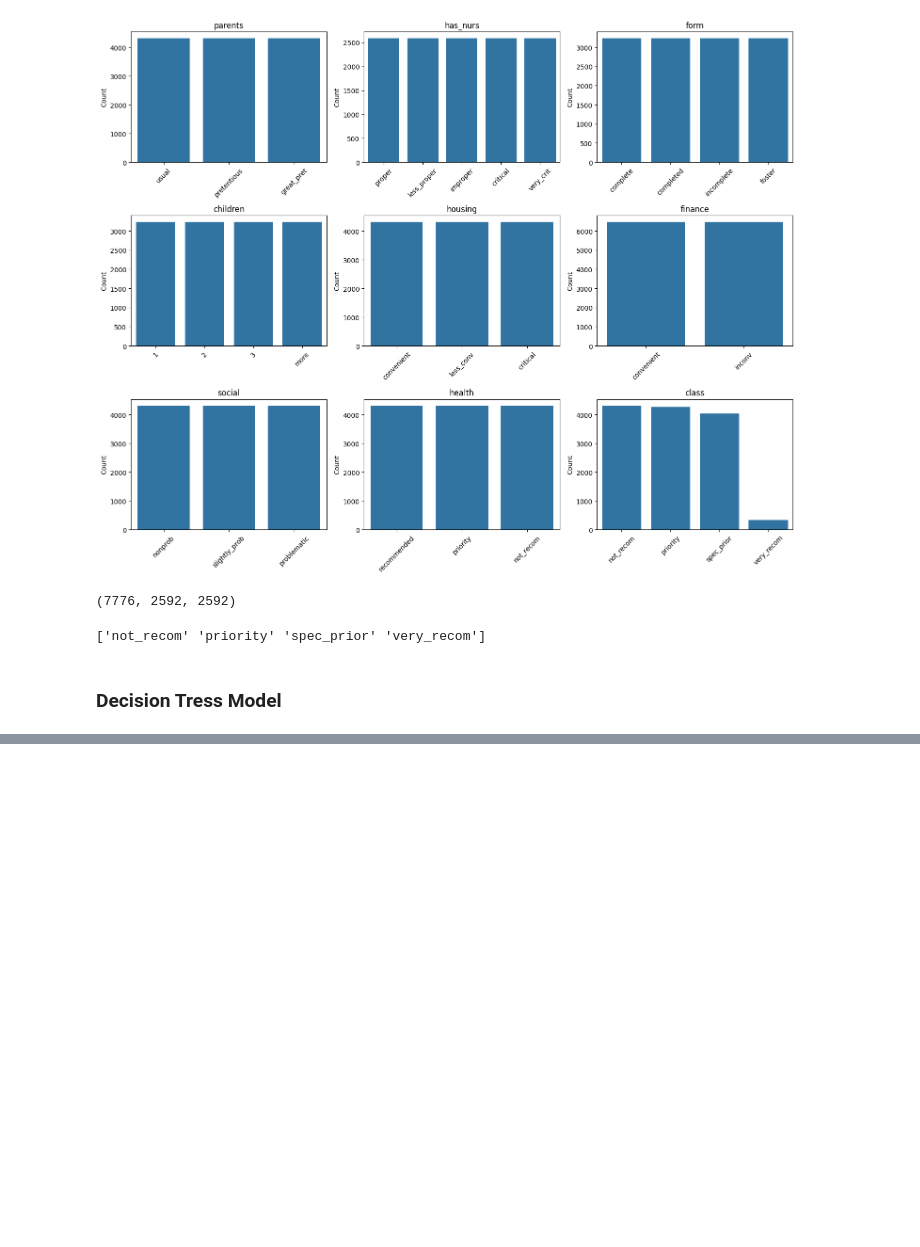
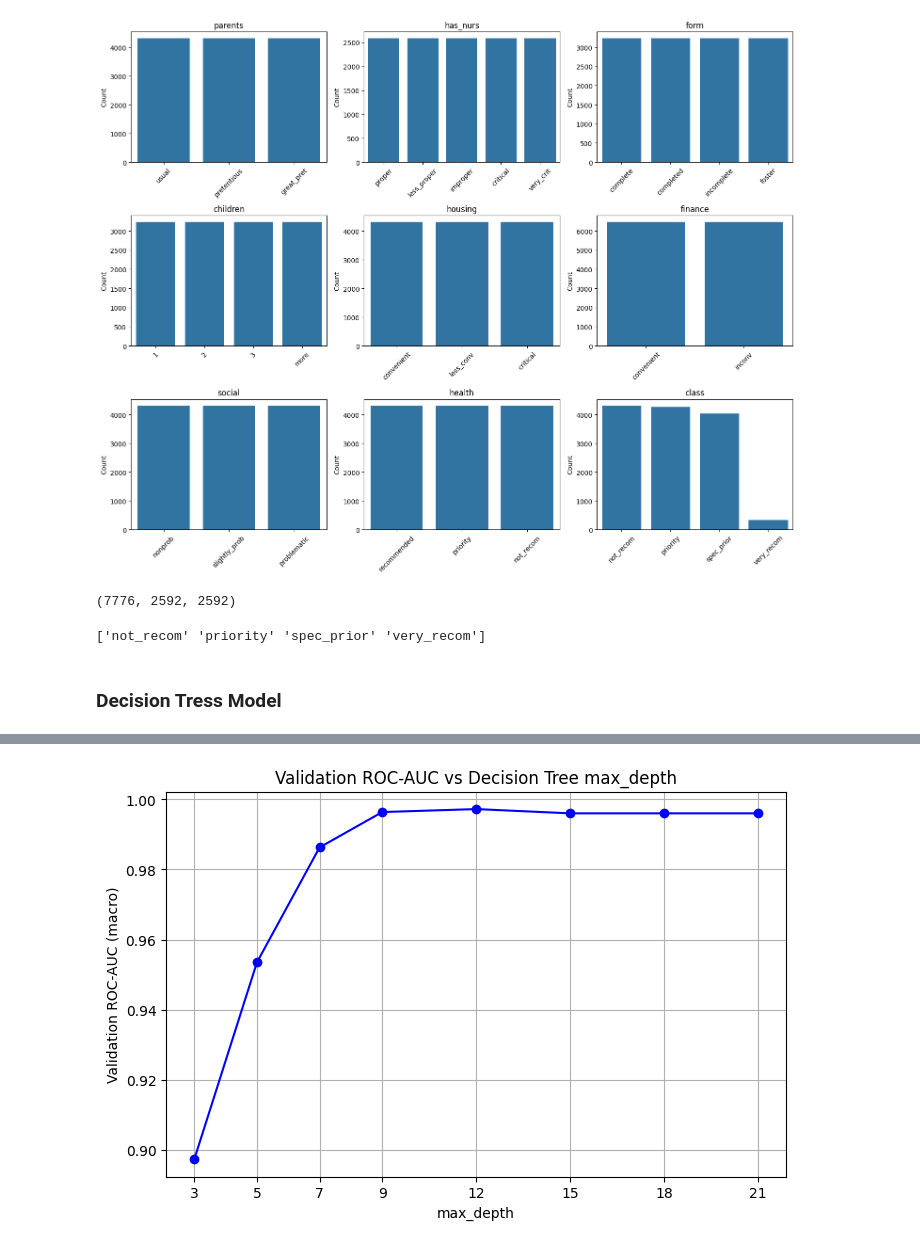
Before and after one commit to rajibulislam1/DataTalksClub, a Jupyter notebook: 2025/Midterm/dtr.ipynb, the cells around one changed output, grey strips where cells are left out. Saved outputs shown, nothing was run; the diff lists cells and outputs as text; code cells hidden in the pictures; blank space fills up the shorter version.

```diff
--- a/2025/Midterm/dtr.ipynb
+++ b/2025/Midterm/dtr.ipynb
@@ -202,6 +202,6 @@ X_train = dv.fit_transform(df_train_f.to_dict(orient='records'))
 X_val = dv.transform(df_val_f.to_dict(orient='records'))
 X_test = dv.transform(df_test_f.to_dict(orient='records'))
 # %%
-dt = DecisionTreeClassifier()
+dt = DecisionTreeClassifier(max_depth=1)
 dt.fit(X_train, y_train)
 # %% [output]
@@ -218,0 +238,15 @@ ROC-AUC score: 0.9971196737362298
+# %%
+depths = [3, 5, 7, 9, 12, 15, 18, 21]
+roc_auc_scores = []
+
+for d in depths:
+    dt = DecisionTreeClassifier(max_depth=d,random_state=11)
+    dt.fit(X_train, y_train)
+
+    y_val_proba = dt.predict_proba(X_val)
+
+    roc_auc = roc_auc_score(y_val, y_val_proba, multi_class='ovr', average='macro')
+    roc_auc_scores.append(roc_auc)
+
+
+    print(f"max_depth={d}, Validation ROC-AUC={roc_auc:.4f}")
@@ -218,0 +262,12 @@ ROC-AUC score: 0.9971196737362298
+# %%
+# Plotting
+plt.figure(figsize=(8,5))
+plt.plot(depths, roc_auc_scores, marker='o', linestyle='-', color='blue')
+plt.title('Validation ROC-AUC vs Decision Tree max_depth')
+plt.xlabel('max_depth')
+plt.ylabel('Validation ROC-AUC (macro)')
+plt.xticks(depths)
+plt.grid(True)
+plt.show()
+# %% [output]
+[figure, added]
```
Also changed, not shown: parts of 8 cells of this notebook, 2 other files.
